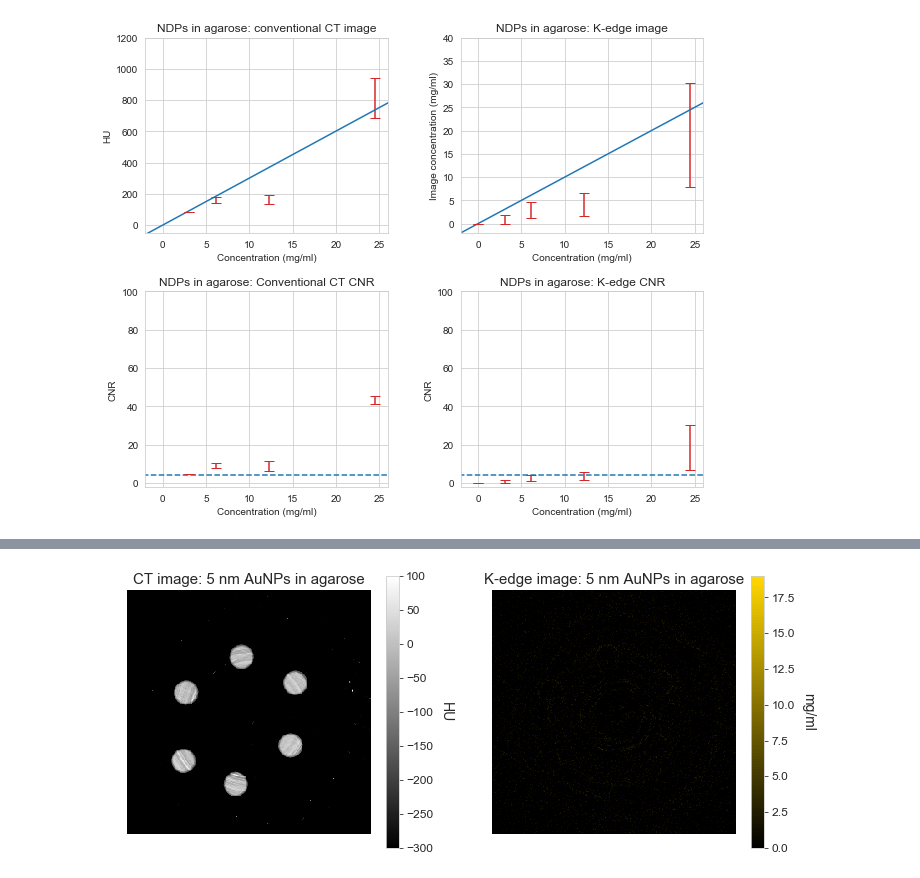
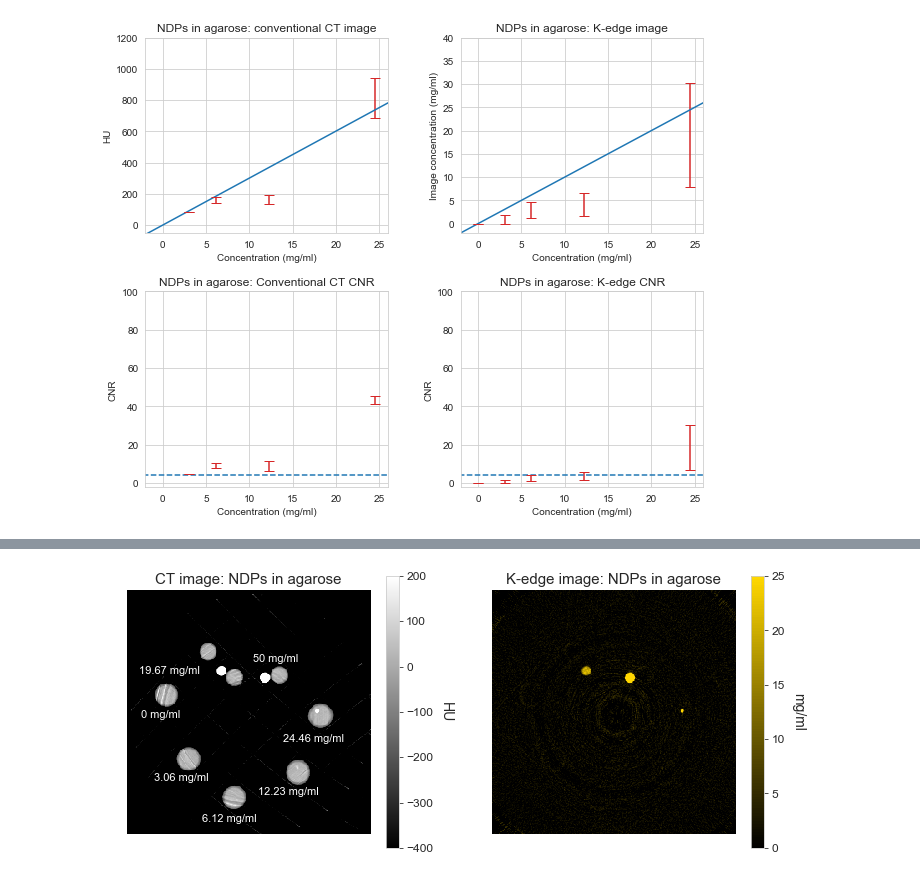
Before and after one commit to drichts/Reconstruction, a Jupyter notebook: Collaborations/Toronto/toronto_plots_2.ipynb, the cells around one changed output, grey strips where cells are left out. Saved outputs shown, nothing was run; the diff lists cells and outputs as text; code cells hidden in the pictures.

```diff
--- a/Collaborations/Toronto/toronto_plots_2.ipynb
+++ b/Collaborations/Toronto/toronto_plots_2.ipynb
@@ -502,43 +643,57 @@ import numpy as np
 import matplotlib.pyplot as plt
 import matplotlib.colors as colors
 
-directory = r'D:\OneDrive - University of Victoria\Research\LDA Data\21-03-11_CT_AuNPs'
-folder9 = 'phantom_scan_9'  # 5 nm in agarose
+directory = r'D:\OneDrive - University of Victoria\Research\LDA Data\21-03-31_CT_AuNPs_2'
+folder12 = 'phantom_scan_6'  # NDP in agarose
 
-ct = np.load(os.path.join(directory, folder9, 'Norm CT', 'CT_norm.npy'))[2]
-kct = np.load(os.path.join(directory, folder9, 'Norm CT', 'K-edge_Au.npy'))
+ct = np.load(os.path.join(directory, folder12, 'Norm CT', 'CT_norm.npy'))[2]
+kct = np.load(os.path.join(directory, folder12, 'Norm CT', 'K-edge_Au.npy'))
 kct[kct < 0] = 0  # Can't have negative concentrations
 
 # Name
-name = f'5 nm AuNPs in agarose'
+name = f'NDPs in agarose'
 
 # A good slice
-z = 12
+z = 14
 
 # Creat gold colormap
 nbins = 100
 c3 = (1, 0.843, 0)
 gray_val = 0
 gray_list = (gray_val, gray_val, gray_val)
 c2_rng = [gray_list, c3]
 cmap2 = colors.LinearSegmentedColormap.from_list('G78', c2_rng, N=nbins)
 
 fig, ax = plt.subplots(1, 2, figsize=(12, 5))
 ax[0].axis('off')
 ax[1].axis('off')
 
-im0 = ax[0].imshow(ct[z, 138:430, 138:430], cmap='gray', vmin=-300, vmax=100)
+im0 = ax[0].imshow(ct[z, 138:430, 138:430], cmap='gray', vmin=-400, vmax=200)
 ax[0].set_title(f'CT image: {name}', fontsize=15)
 cbar0 = fig.colorbar(im0, ax=ax[0])
 cbar0.ax.set_ylabel('HU', fontsize=14, labelpad=20, rotation=-90)
 cbar0.ax.tick_params(labelsize=12)
+ax[0].annotate('50 mg/ml', (0.52, 0.72), color='white',
+             xycoords='axes fraction', va='center', fontsize=11)
+ax[0].annotate('19.67 mg/ml', (0.05, 0.67), color='white',
+             xycoords='axes fraction', va='center', fontsize=11)
+ax[0].annotate('24.46 mg/ml', (0.64, 0.39), color='white',
+             xycoords='axes fraction', va='center', fontsize=11)
+ax[0].annotate('12.23 mg/ml', (0.54, 0.17), color='white',
+             xycoords='axes fraction', va='center', fontsize=11)
+ax[0].annotate('6.12 mg/ml', (0.31, 0.06), color='white',
+             xycoords='axes fraction', va='center', fontsize=11)
+ax[0].annotate('3.06 mg/ml', (0.11, 0.23), color='white',
+             xycoords='axes fraction', va='center', fontsize=11)
+ax[0].annotate('0 mg/ml', (0.06, 0.49), color='white',
+             xycoords='axes fraction', va='center', fontsize=11)
 
-im1 = ax[1].imshow(kct[z, 138:430, 138:430], cmap=cmap2, vmin=0, vmax=19)
+im1 = ax[1].imshow(kct[z, 138:430, 138:430], cmap=cmap2, vmin=0, vmax=25)
 ax[1].set_title(f'K-edge image: {name}', fontsize=15)
 cbar1 = fig.colorbar(im1, ax=ax[1])
 cbar1.ax.set_ylabel('mg/ml', fontsize=14, labelpad=20, rotation=-90)
 cbar1.ax.tick_params(labelsize=12)
 fig.show()
-fig.savefig(os.path.join(directory, f'{name}.png'), dpi=500)
+fig.savefig(os.path.join(directory, f'{name}_slice{z}.png'), dpi=500)
 # %% [output]
-[figure, old version]
+[figure, new version]
```
Also changed, not shown: parts of 10 cells of this notebook, 7 other files.
